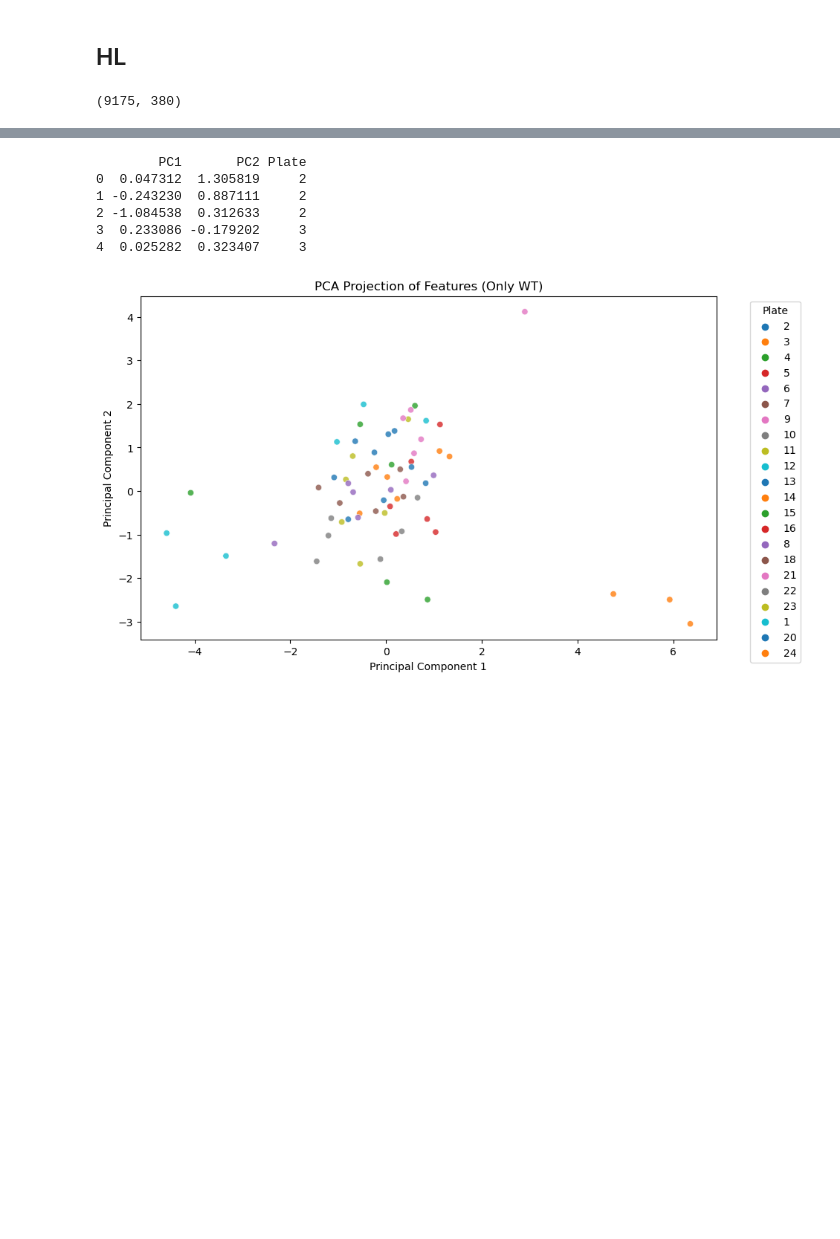
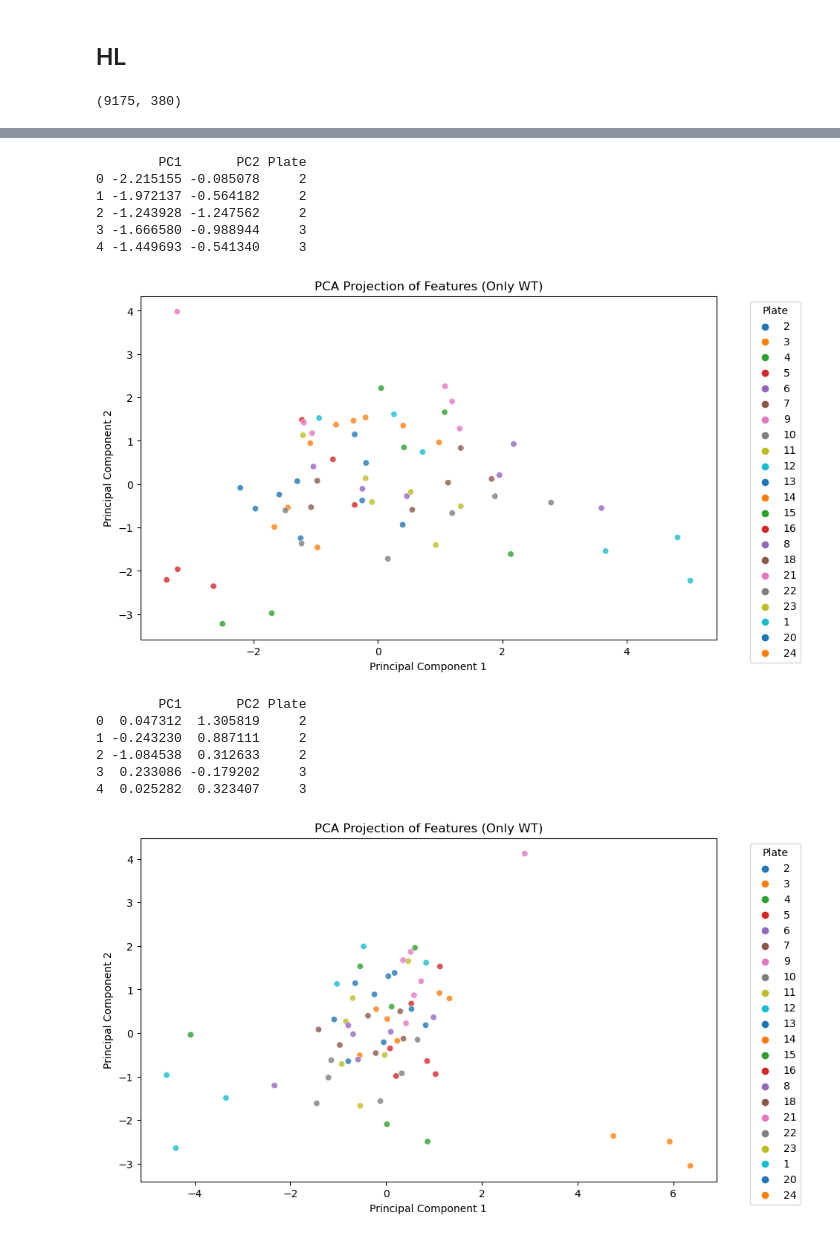
Before and after one commit to Lrs00/gene, a Jupyter notebook: Mixed_Effect_WT.ipynb, the cells around one changed output, grey strips where cells are left out. Cells and saved outputs as stored; diff of their text form; code cells hidden in the pictures; blank space fills up the shorter version.

```diff
--- a/Mixed_Effect_WT.ipynb
+++ b/Mixed_Effect_WT.ipynb
@@ -487,3 +512,13 @@ heatmap_plot(dataHL_normal)
+# %%
+perform_pca_and_plot(dataHL)
+# %% [output]
+        PC1       PC2 Plate
+0 -2.215155 -0.085078     2
+1 -1.972137 -0.564182     2
+2 -1.243928 -1.247562     2
+3 -1.666580 -0.988944     3
+4 -1.449693 -0.541340     3
+[figure, added]
 # %%
 perform_pca_and_plot(dataHL_normal)
 # %% [output]
```
Also changed, not shown: parts of 49 cells of this notebook.
